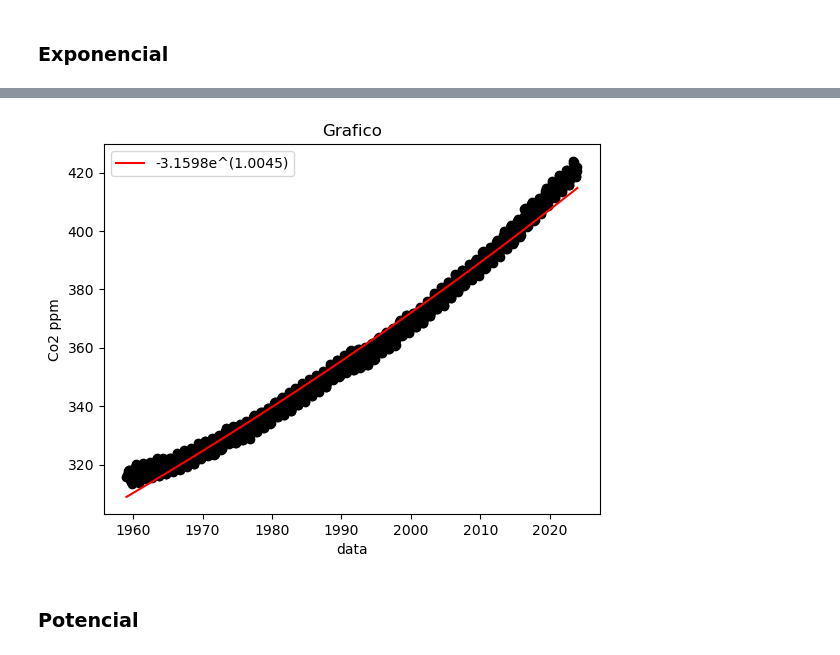
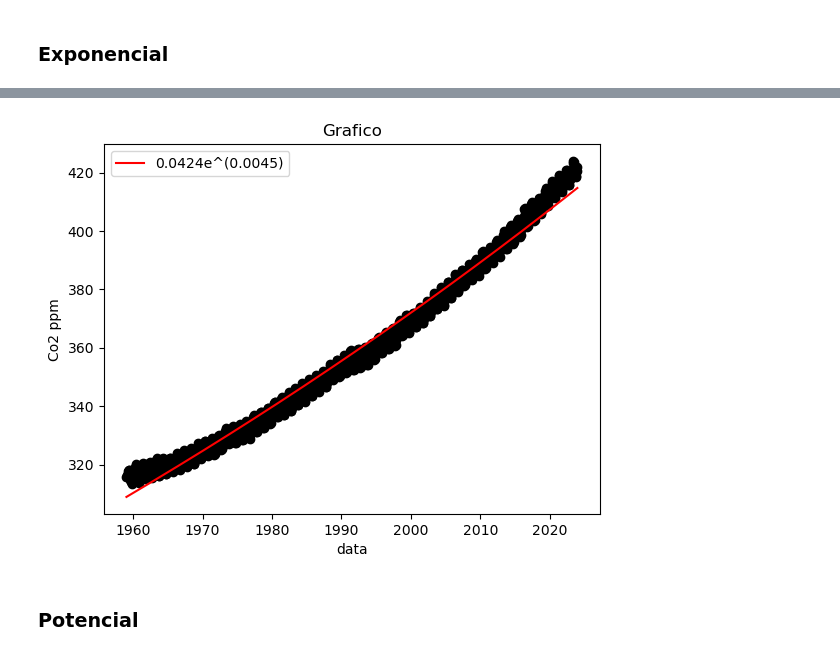
Before and after one commit to Joaof14/Clima_MMQ, a Jupyter notebook: MMQ_statsModel.ipynb, the cells around one changed output, grey strips where cells are left out. Saved outputs shown, nothing was run; the diff lists cells and outputs as text; code cells hidden in the pictures.

```diff
--- a/MMQ_statsModel.ipynb
+++ b/MMQ_statsModel.ipynb
@@ -132,11 +132,11 @@ Notes:
 strong multicollinearity or other numerical problems.
 # %%
 #Equação e Gráfico
-equacaolabel = f'{round(res.params[0],4)}e^({round( np.exp(res.params[1]) ,4)})'
+equacaolabel = f'{round(np.exp(res.params[0]),4)}e^({round( res.params[1] ,4)})'
 funApro = np.exp(res.params[0]) * np.exp(res.params[1] * x)
 plotgrafico('data', 'Co2 ppm', equacaolabel, funApro  )
 # %% [output]
-[figure, old version]
+[figure, new version]
 # %% [markdown]
 ### Potencial
 # %%
```
Also changed, not shown: parts of 23 cells of this notebook.
